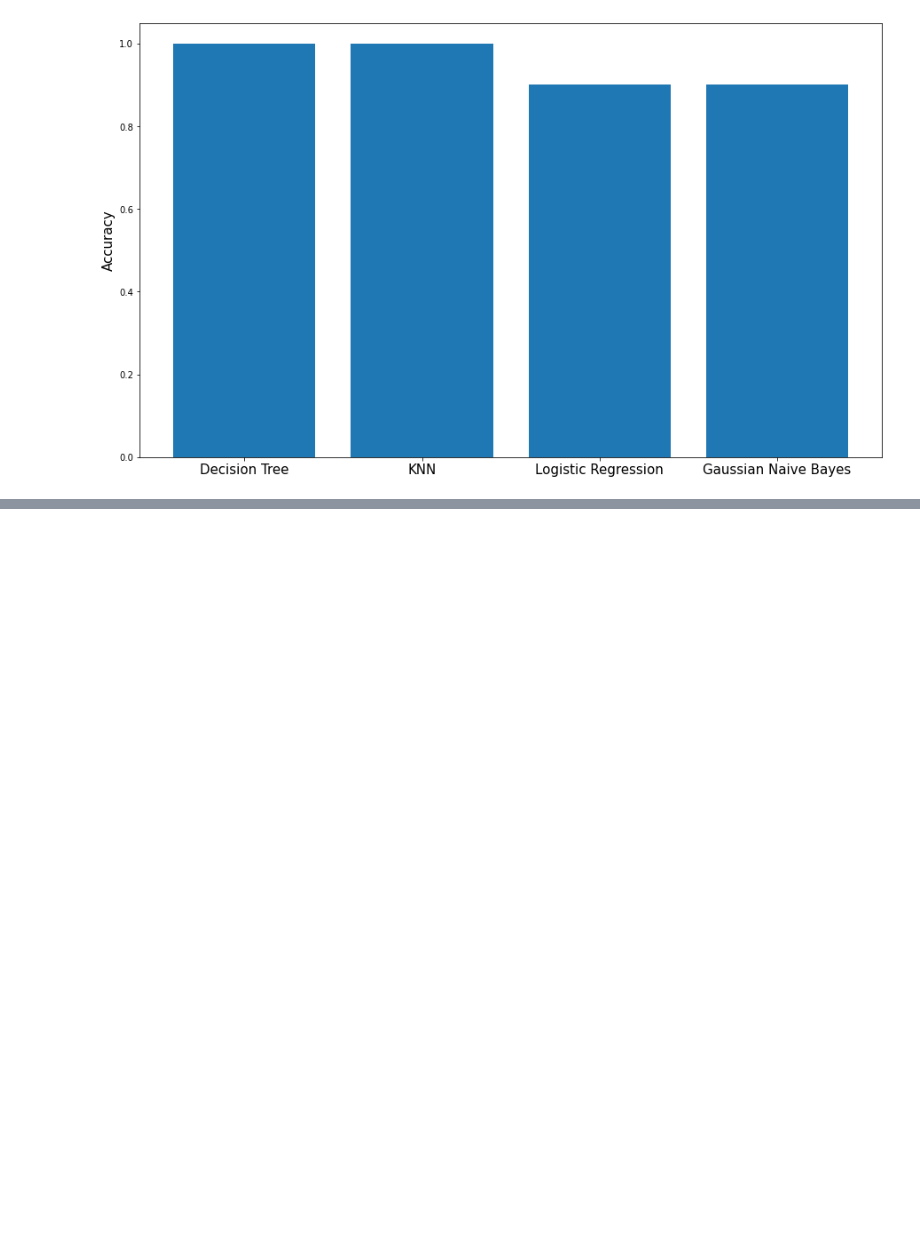
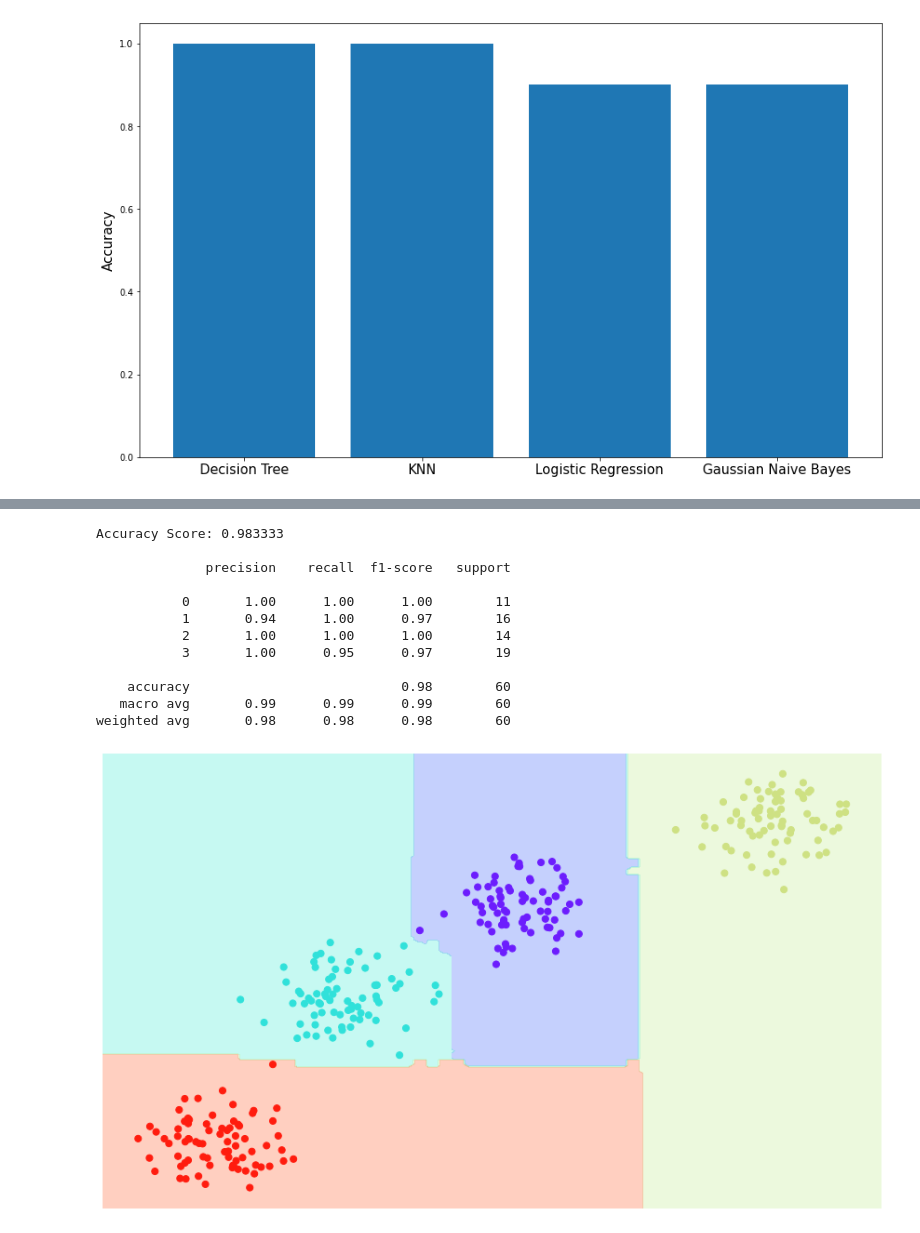
Before and after one commit to HarshitDawar55/JECRC-Training, a Jupyter notebook: JECRC LABS.ipynb, the cells around one changed output, grey strips where cells are left out. Cells and saved outputs as stored; diff of their text form; code cells hidden in the pictures; blank space fills up the shorter version.

```diff
--- a/JECRC LABS.ipynb
+++ b/JECRC LABS.ipynb
@@ -1599,0 +1688,17 @@ plt.show()
+# %%
+plt.figure( figsize = (15, 9))
+visualize_classifier_and_results(RandomForestClassifier(), x, y)
+# %% [output]
+Accuracy Score: 0.983333
+
+              precision    recall  f1-score   support
+
+           0       1.00      1.00      1.00        11
+           1       0.94      1.00      0.97        16
+           2       1.00      1.00      1.00        14
+           3       1.00      0.95      0.97        19
+
+    accuracy                           0.98        60
+   macro avg       0.99      0.99      0.99        60
+weighted avg       0.98      0.98      0.98        60
+[figure, added]
```
Also changed, not shown: parts of 28 cells of this notebook.
